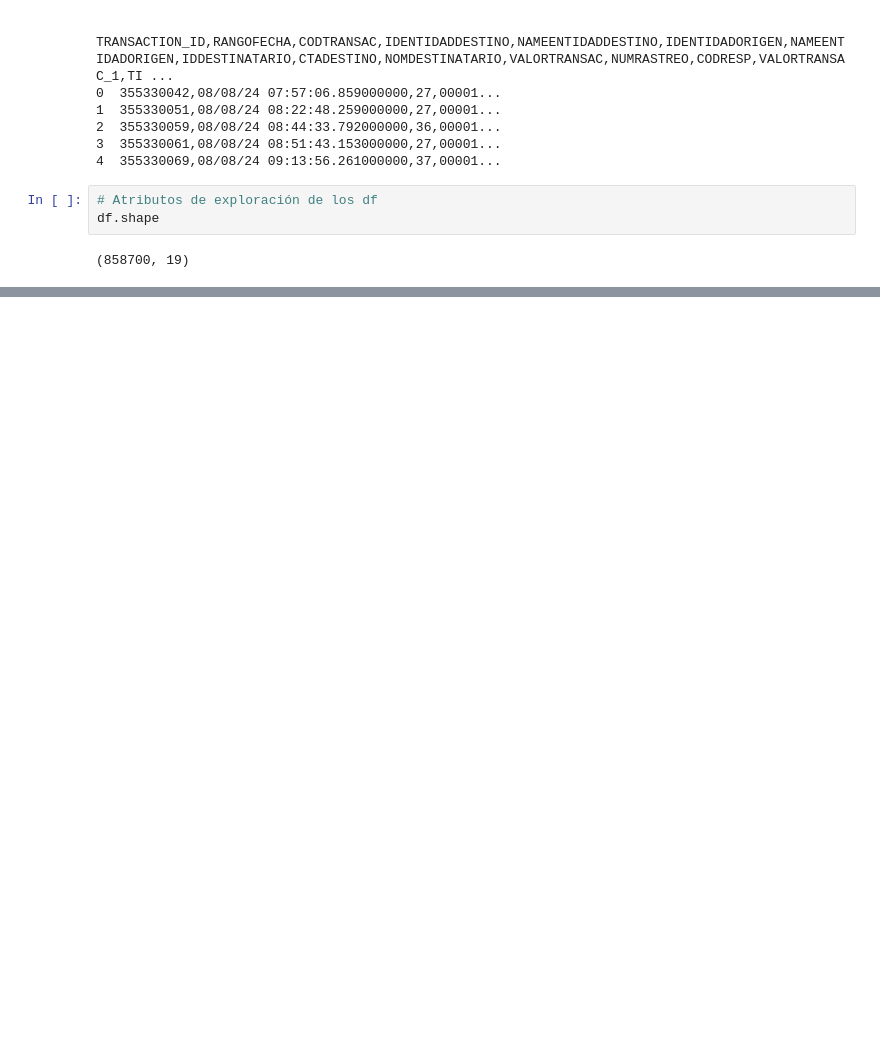
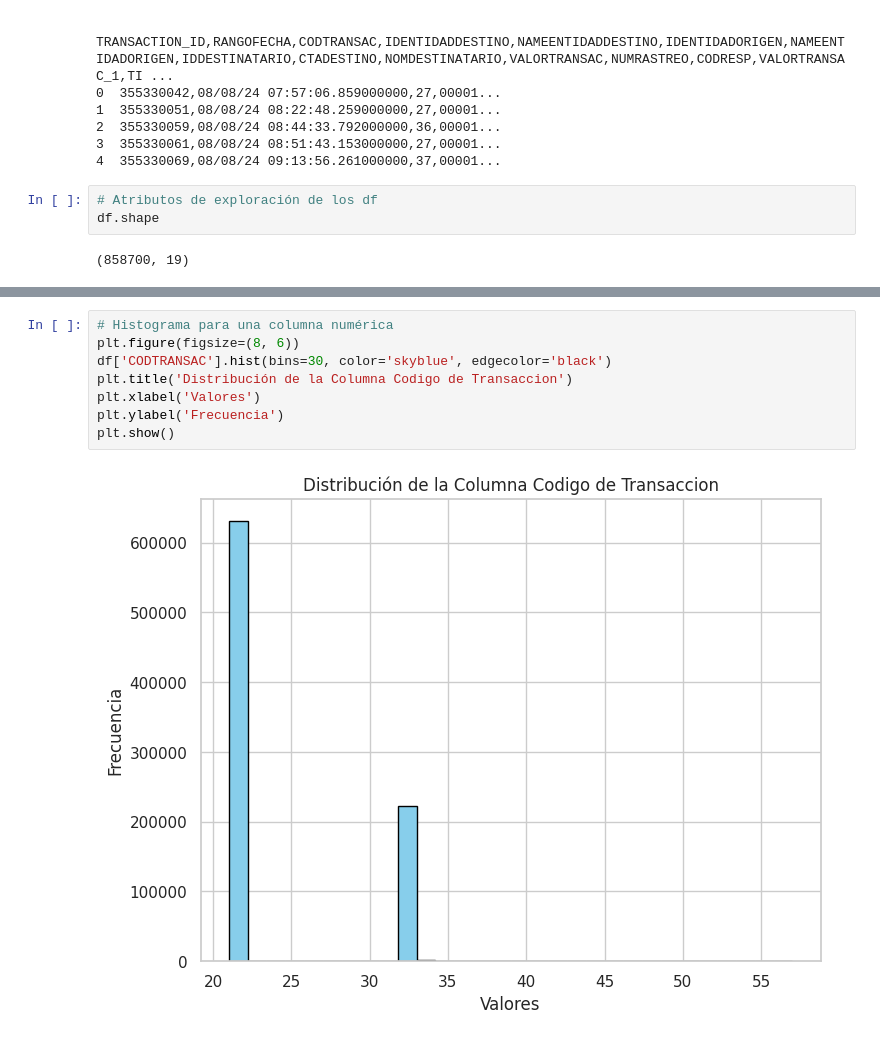
Before and after one commit to oerv13/Ibero, a Jupyter notebook: Algoritmos.ipynb, the cells around one changed output, grey strips where cells are left out. Saved outputs shown, nothing was run; the diff lists cells and outputs as text; blank space fills up the shorter version.

```diff
--- a/Algoritmos.ipynb
+++ b/Algoritmos.ipynb
@@ -52,0 +214,10 @@ df.shape
+# %%
+# Histograma para una columna numérica
+plt.figure(figsize=(8, 6))
+df['CODTRANSAC'].hist(bins=30, color='skyblue', edgecolor='black')
+plt.title('Distribución de la Columna Codigo de Transaccion')
+plt.xlabel('Valores')
+plt.ylabel('Frecuencia')
+plt.show()
+# %% [output]
+[figure, added]
```
Also changed, not shown: parts of 21 cells of this notebook.
